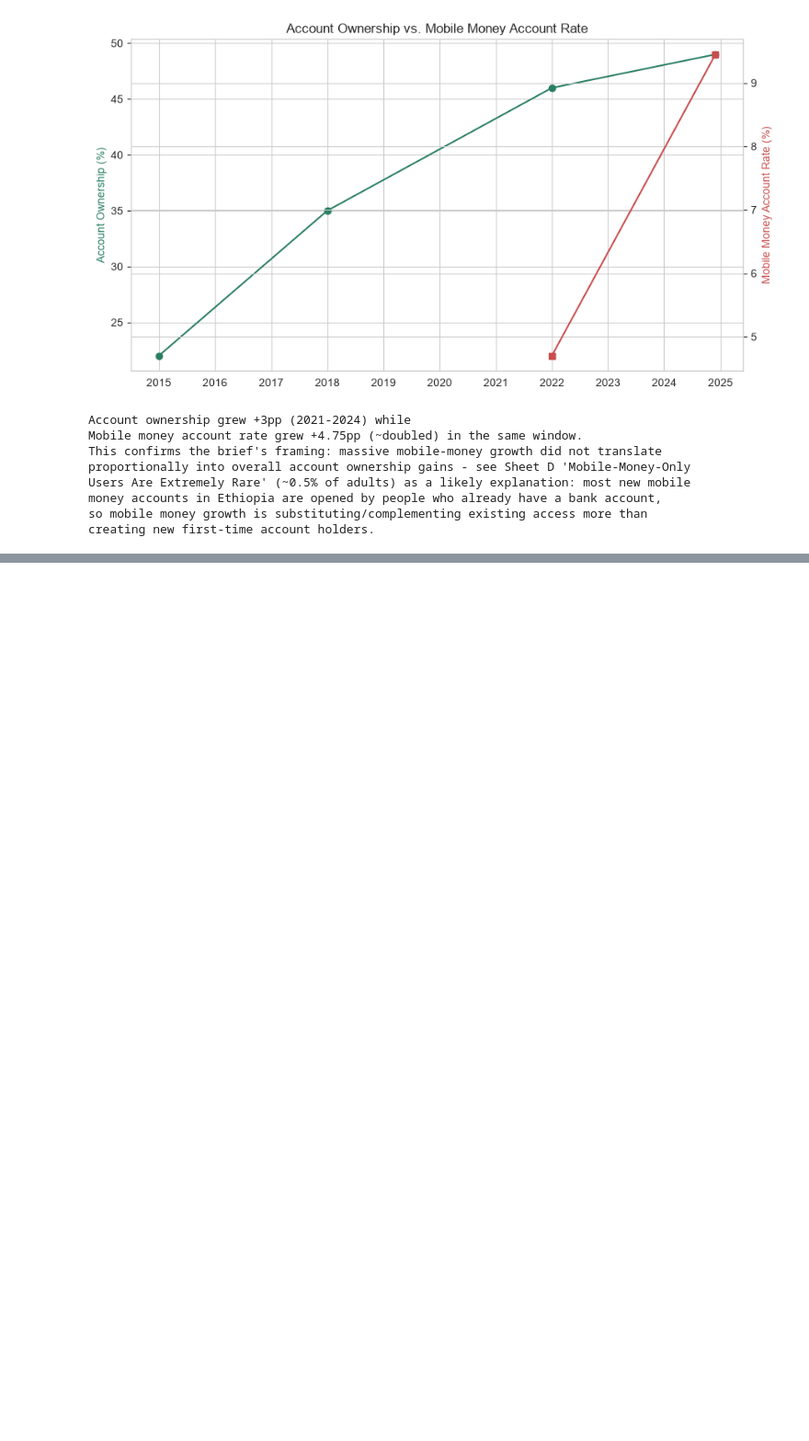
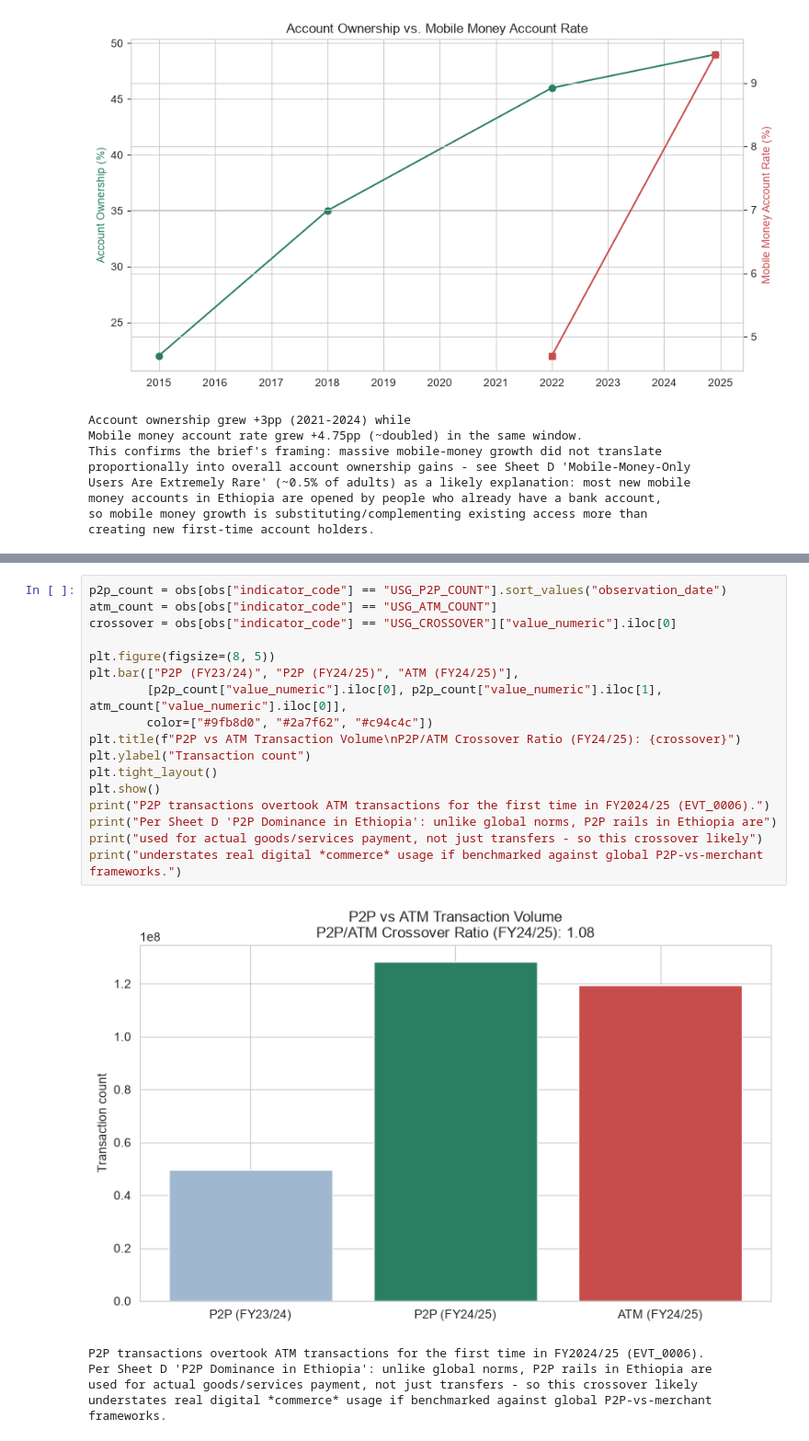
Before and after one commit to ekram-kemer1/ethiopia-fi-forecast, a Jupyter notebook: notebooks/task2_eda.ipynb, the cells around one changed output, grey strips where cells are left out. Shown at 92% size. Drawn from its saved outputs; the diff is of its cells as text; blank space fills up the shorter version.

```diff
--- a/notebooks/task2_eda.ipynb
+++ b/notebooks/task2_eda.ipynb
@@ -167,0 +205,23 @@ creating new first-time account holders.
+# %%
+p2p_count = obs[obs["indicator_code"] == "USG_P2P_COUNT"].sort_values("observation_date")
+atm_count = obs[obs["indicator_code"] == "USG_ATM_COUNT"]
+crossover = obs[obs["indicator_code"] == "USG_CROSSOVER"]["value_numeric"].iloc[0]
+
+plt.figure(figsize=(8, 5))
+plt.bar(["P2P (FY23/24)", "P2P (FY24/25)", "ATM (FY24/25)"],
+        [p2p_count["value_numeric"].iloc[0], p2p_count["value_numeric"].iloc[1], atm_count["value_numeric"].iloc[0]],
+        color=["#9fb8d0", "#2a7f62", "#c94c4c"])
+plt.title(f"P2P vs ATM Transaction Volume\nP2P/ATM Crossover Ratio (FY24/25): {crossover}")
+plt.ylabel("Transaction count")
+plt.tight_layout()
+plt.show()
+print("P2P transactions overtook ATM transactions for the first time in FY2024/25 (EVT_0006).")
+print("Per Sheet D 'P2P Dominance in Ethiopia': unlike global norms, P2P rails in Ethiopia are")
+print("used for actual goods/services payment, not just transfers - so this crossover likely")
+print("understates real digital *commerce* usage if benchmarked against global P2P-vs-merchant frameworks.")
+# %% [output]
+[figure, added]
+P2P transactions overtook ATM transactions for the first time in FY2024/25 (EVT_0006).
+Per Sheet D 'P2P Dominance in Ethiopia': unlike global norms, P2P rails in Ethiopia are
+used for actual goods/services payment, not just transfers - so this crossover likely
+understates real digital *commerce* usage if benchmarked against global P2P-vs-merchant frameworks.
```
Also changed, not shown: parts of 8 cells of this notebook.
